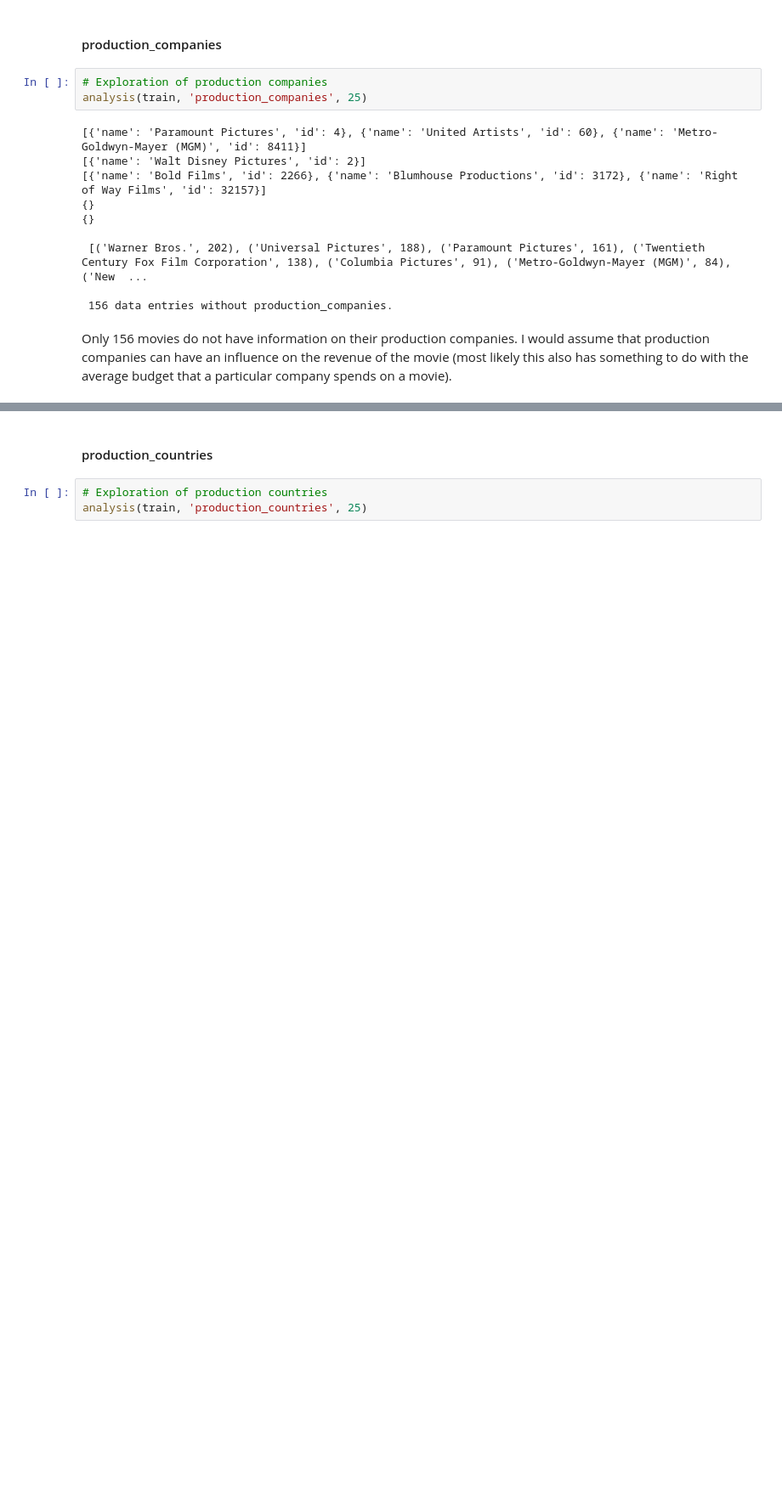
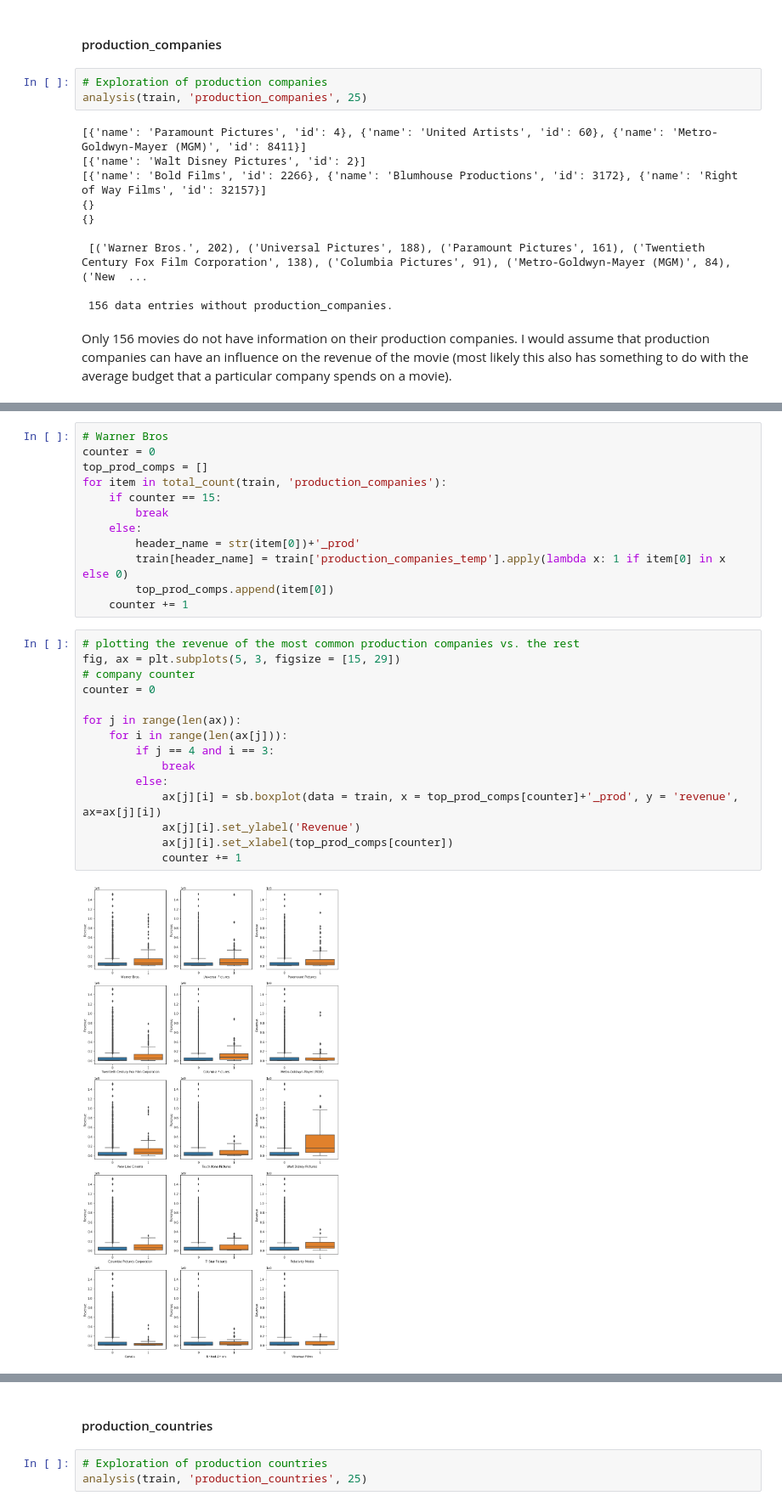
Before and after one commit to julianikulski/tmdb, a Jupyter notebook: tmdb.ipynb, the cells around one changed output, grey strips where cells are left out. Shown: that part at 85% size. Cells and saved outputs as stored; diff of their text form; blank space fills up the shorter version.

```diff
--- a/tmdb.ipynb
+++ b/tmdb.ipynb
@@ -236,0 +259,29 @@ Only 156 movies do not have information on their production companies. I would a
+# %%
+# Warner Bros
+counter = 0
+top_prod_comps = []
+for item in total_count(train, 'production_companies'):
+    if counter == 15:
+        break
+    else:
+        header_name = str(item[0])+'_prod'
+        train[header_name] = train['production_companies_temp'].apply(lambda x: 1 if item[0] in x else 0)
+        top_prod_comps.append(item[0])
+    counter += 1
+# %%
+# plotting the revenue of the most common production companies vs. the rest
+fig, ax = plt.subplots(5, 3, figsize = [15, 29])
+# company counter
+counter = 0
+
+for j in range(len(ax)):
+    for i in range(len(ax[j])):
+        if j == 4 and i == 3:
+            break
+        else:
+            ax[j][i] = sb.boxplot(data = train, x = top_prod_comps[counter]+'_prod', y = 'revenue', ax=ax[j][i])
+            ax[j][i].set_ylabel('Revenue')
+            ax[j][i].set_xlabel(top_prod_comps[counter])
+            counter += 1
+# %% [output]
+[figure, added]
```
Also changed, not shown: parts of 7 cells of this notebook.
